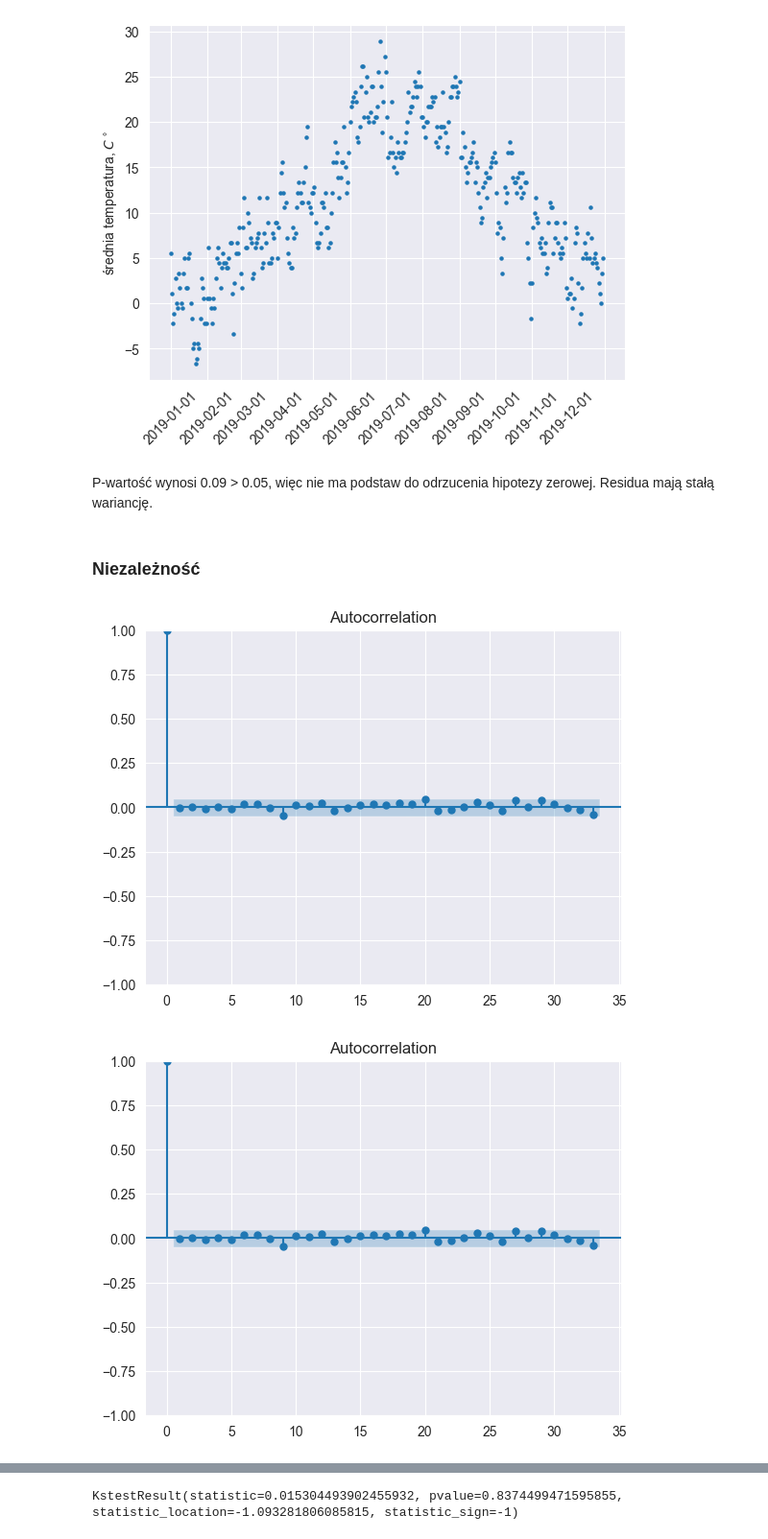
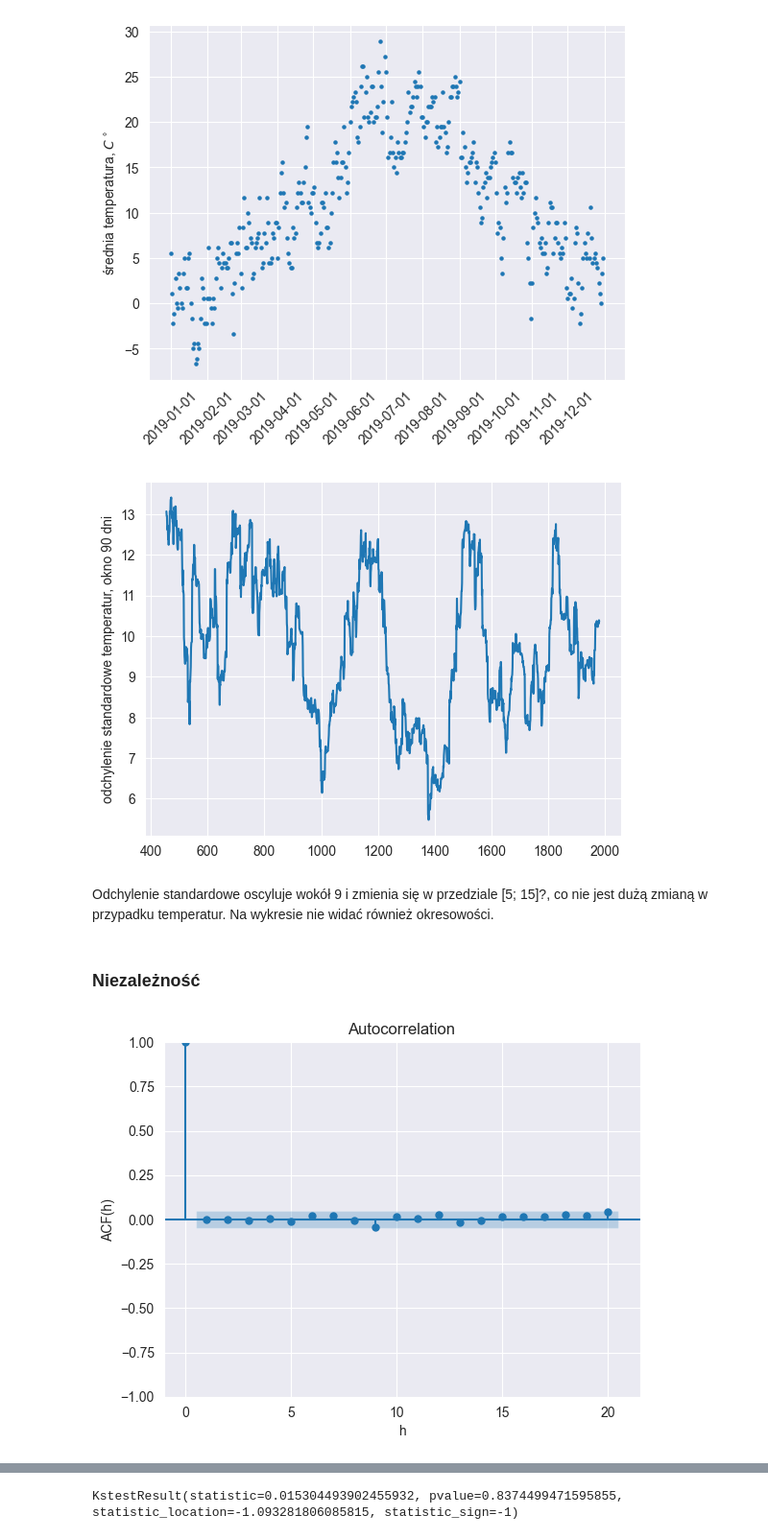
Before and after one commit to mlubneuskaya/weather, a Jupyter notebook: weather.ipynb, the cells around one changed output, grey strips where cells are left out. Shown at 96% size. Drawn from its saved outputs; the diff is of its cells as text; code cells hidden in the pictures.

```diff
--- a/weather.ipynb
+++ b/weather.ipynb
@@ -232,13 +248,20 @@ ax.scatter(weather_data.DATE[365:2*365], weather_data.TAVG[365:2*365], s=5)
 plt.savefig('wykres_danych.pdf')
 # %% [output]
 [figure]
-# %% [markdown]
-P-wartość wynosi 0.09 > 0.05, więc nie ma podstaw do odrzucenia hipotezy zerowej. Residua mają stałą wariancję.
+# %%
+plt.ylabel('odchylenie standardowe temperatur, okno 90 dni')
+_ = residuals.rolling(window=90).var().plot()
+# %% [output]
+[figure, added]
+# %% [markdown]
+Odchylenie standardowe oscyluje wokół 9 i zmienia się w przedziale [5; 15]?, co nie jest dużą zmianą w przypadku temperatur. Na wykresie nie widać również okresowości.
 # %% [markdown]
 ### Niezależność
 # %%
-plot_acf(residuals)
+plot_acf(residuals, lags=20)
+plt.xlabel('h')
+plt.ylabel('ACF(h)')
+plt.savefig('pictures\\acf_residua.pdf')
 # %% [output]
-[figure, old version]
+[figure, new version]
-[figure, removed]
 # %%
```
Also changed, not shown: parts of 48 cells of this notebook, 13 other files.
